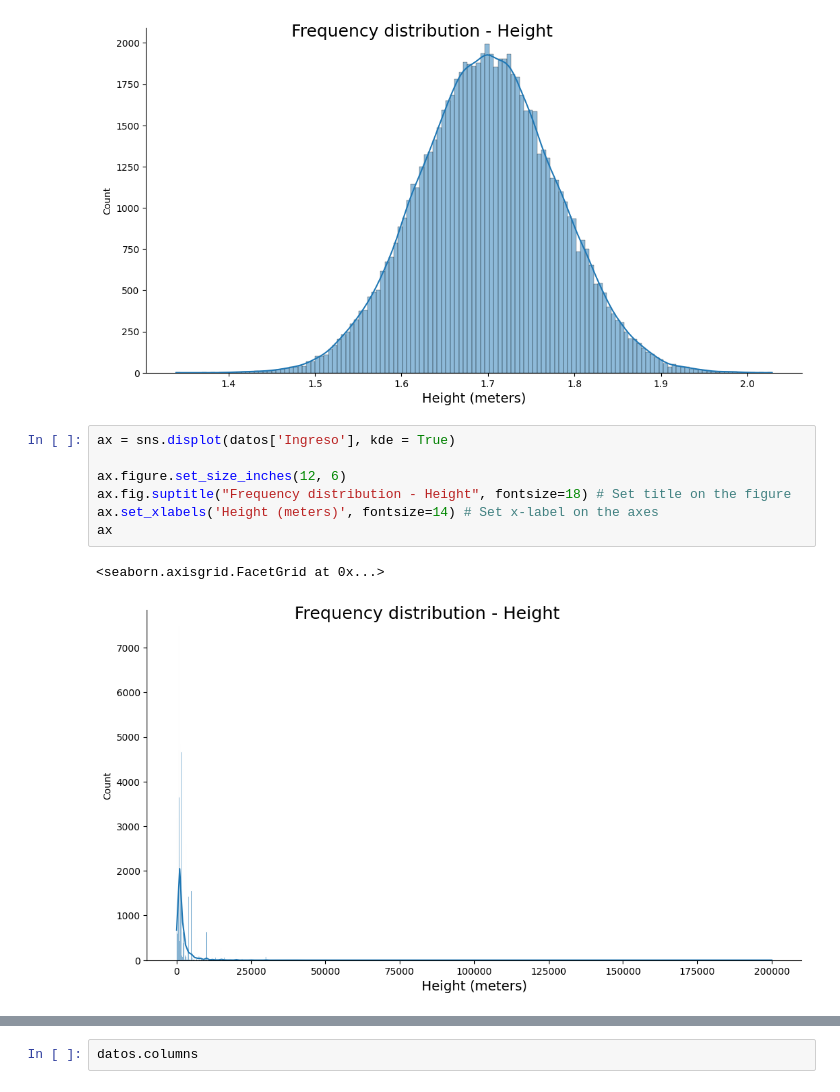
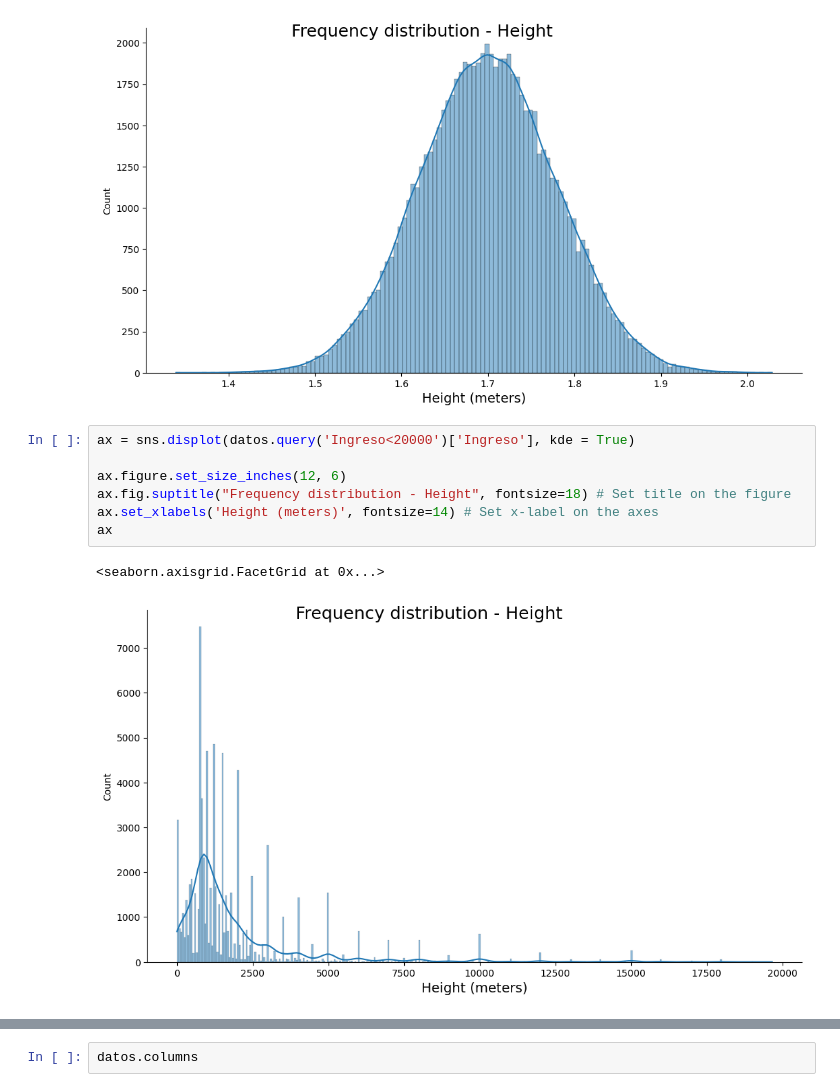
Before and after one commit to HJuliamPR/ColabPython, a Jupyter notebook: Copy_of_Curso_de_Estadística_con_Python_1.ipynb, the cells around one changed output, grey strips where cells are left out. Drawn from its saved outputs; the diff is of its cells as text.

```diff
--- a/Copy_of_Curso_de_Estadística_con_Python_1.ipynb
+++ b/Copy_of_Curso_de_Estadística_con_Python_1.ipynb
@@ -554,12 +558,12 @@ ax
 <seaborn.axisgrid.FacetGrid at 0x...>
 [figure]
 # %%
-ax = sns.displot(datos['Ingreso'], kde = True)
+ax = sns.displot(datos.query('Ingreso<20000')['Ingreso'], kde = True)
 
 ax.figure.set_size_inches(12, 6)
 ax.fig.suptitle("Frequency distribution - Height", fontsize=18) # Set title on the figure
 ax.set_xlabels('Height (meters)', fontsize=14) # Set x-label on the axes
 ax
 # %% [output]
 <seaborn.axisgrid.FacetGrid at 0x...>
-[figure, old version]
+[figure, new version]
```
Also changed, not shown: parts of 35 cells of this notebook.
